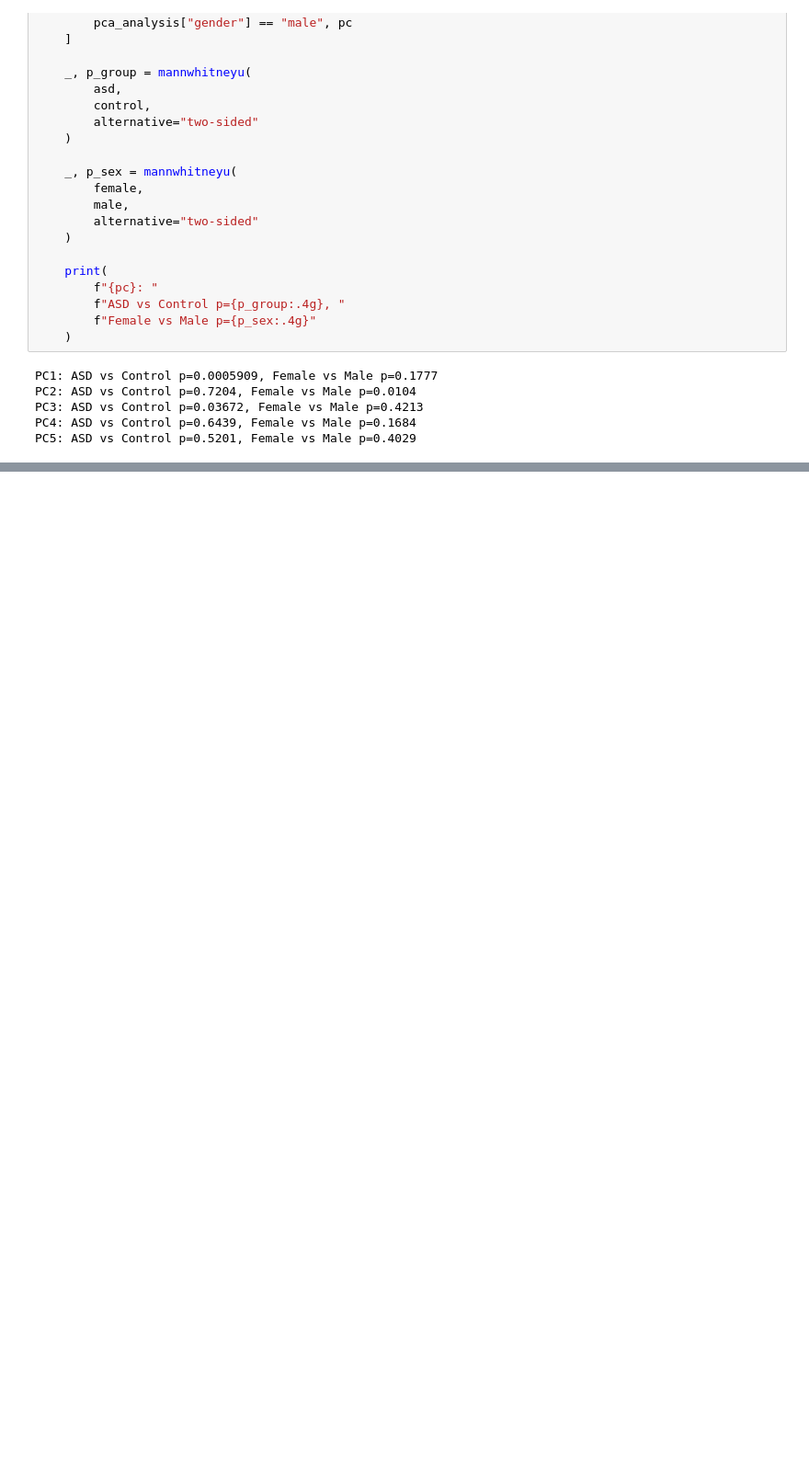
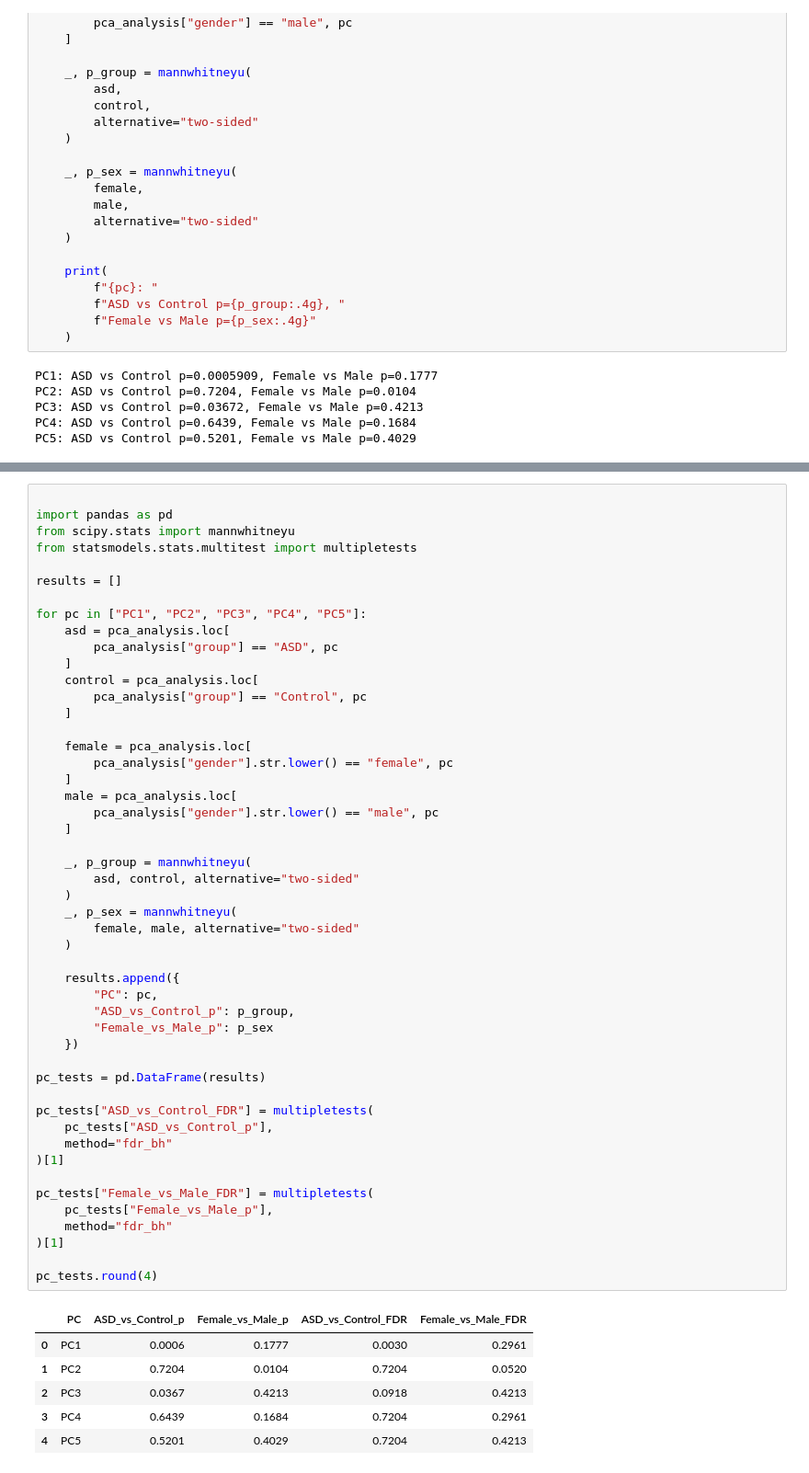
Before and after one commit to layakhosravi77-creator/ASD-Blood-Transcriptomic-Analysis, a Jupyter notebook: notebooks/01_data_exploration.ipynb, the cells around one changed output, grey strips where cells are left out. Shown at 92% size. Drawn from its saved outputs; the diff is of its cells as text; blank space fills up the shorter version.

```diff
--- a/notebooks/01_data_exploration.ipynb
+++ b/notebooks/01_data_exploration.ipynb
@@ -1068,0 +1073,56 @@ PC5: ASD vs Control p=0.5201, Female vs Male p=0.4029
+# %%
+
+import pandas as pd
+from scipy.stats import mannwhitneyu
+from statsmodels.stats.multitest import multipletests
+
+results = []
+
+for pc in ["PC1", "PC2", "PC3", "PC4", "PC5"]:
+    asd = pca_analysis.loc[
+        pca_analysis["group"] == "ASD", pc
+    ]
+    control = pca_analysis.loc[
+        pca_analysis["group"] == "Control", pc
+    ]
+
+    female = pca_analysis.loc[
+        pca_analysis["gender"].str.lower() == "female", pc
+    ]
+    male = pca_analysis.loc[
+        pca_analysis["gender"].str.lower() == "male", pc
+    ]
+
+    _, p_group = mannwhitneyu(
+        asd, control, alternative="two-sided"
+    )
+    _, p_sex = mannwhitneyu(
+        female, male, alternative="two-sided"
+    )
+
+    results.append({
+        "PC": pc,
+        "ASD_vs_Control_p": p_group,
+        "Female_vs_Male_p": p_sex
+    })
+
+pc_tests = pd.DataFrame(results)
+
+pc_tests["ASD_vs_Control_FDR"] = multipletests(
+    pc_tests["ASD_vs_Control_p"],
+    method="fdr_bh"
+)[1]
+
+pc_tests["Female_vs_Male_FDR"] = multipletests(
+    pc_tests["Female_vs_Male_p"],
+    method="fdr_bh"
+)[1]
+
+pc_tests.round(4)
+# %% [output]
+|  | PC | ASD_vs_Control_p | Female_vs_Male_p | ASD_vs_Control_FDR | Female_vs_Male_FDR |
+| 0 | PC1 | 0.0006 | 0.1777 | 0.0030 | 0.2961 |
+| 1 | PC2 | 0.7204 | 0.0104 | 0.7204 | 0.0520 |
+| 2 | PC3 | 0.0367 | 0.4213 | 0.0918 | 0.4213 |
+| 3 | PC4 | 0.6439 | 0.1684 | 0.7204 | 0.2961 |
+| 4 | PC5 | 0.5201 | 0.4029 | 0.7204 | 0.4213 |
```
Also changed, not shown: parts of 28 cells of this notebook.
